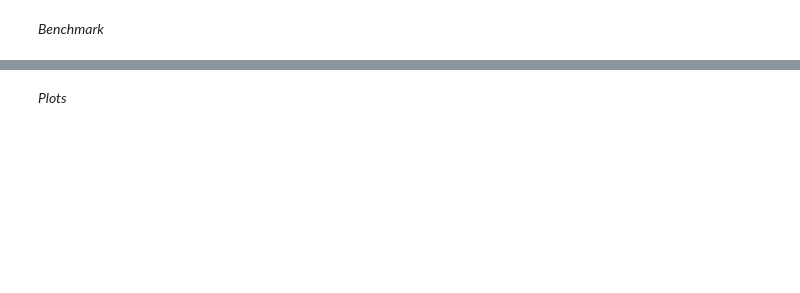
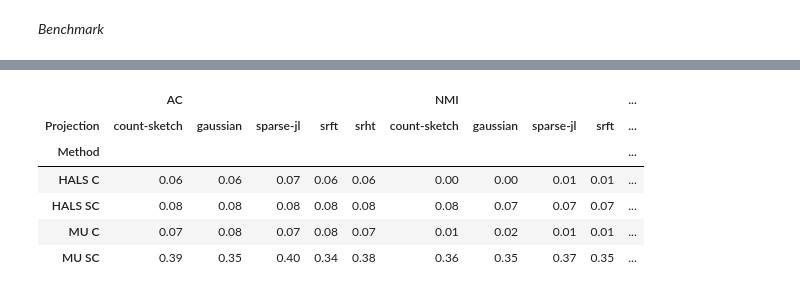
Before and after one commit to thomaswcole/stat-6104, a Jupyter notebook: section_5b.ipynb, the cells around one changed output, grey strips where cells are left out. Cells and saved outputs as stored; diff of their text form; code cells hidden in the pictures; blank space fills up the shorter version.

```diff
--- a/section_5b.ipynb
+++ b/section_5b.ipynb
@@ -58,14 +47,3 @@ epsilon = 1e-6
 D_inv_sqrt = np.diag(1 / np.sqrt(term_weights + epsilon))
 
 X_ncw = X_tfidf @ D_inv_sqrt
-# %%
-e = np.ones(X_tfidf.shape[1])  # Vector of ones (shape: n_terms,)
-term_weights = X_tfidf.T @ X_tfidf @ e  # Shape: (n_terms,)
-term_weights = np.array(term_weights).flatten()  # Ensure 1D array
-
-# 2. Avoid division by zero for unused terms
-epsilon = 1e-6
-D_inv_sqrt = np.diag(1 / np.sqrt(term_weights + epsilon))  # Sparse diagonal matrix
-
-# 3. Apply weighting: X_ncw = X_tfidf D^{-1/2}
-X_ncw = X_tfidf @ D_inv_sqrt
@@ -183,9 +176,10 @@ projection_types = [
     'count-sketch',
 ]
 
-runs = 1
-k_values = range(2, 5, 2)
+runs = 10
+k_values = range(20, 21, 2)
 
 # Run the experiment
-rows = run_experiment(X_ncw, true_labels,k_values,runs,methods,methods_baseline,projection_types)
+rows_compressed = run_experiment(X_ncw, true_labels,k_values,runs,methods,{},projection_types)
+rows_baseline = run_experiment(X_ncw, true_labels,k_values,runs,{},methods_baseline,projection_types)
 # %% [output]
@@ -209,2 +216,3 @@ Completed HALS SC, count-sketch, k=4
 # %%
-pd.DataFrame(rows)[['Method','Projection','Time','AC','NMI']]
+df_stats = pd.DataFrame(rows_compressed)[['Method','Projection','Time','AC','NMI']].pivot_table(values = ['AC','NMI'],columns = ['Projection'],index=['Method'])
+df_time = pd.DataFrame(rows_compressed)[['Method','Projection','Time','AC','NMI']].pivot_table(values = ['Time'],columns = ['Projection'],index=['Method'])
@@ -229,2 +219,10 @@ pd.DataFrame(rows)[['Method','Projection','Time','AC','NMI']]
-# %% [markdown]
-*Plots*
+# %%
+df_stats.round(2)
+# %% [output]
+|  | AC |  |  |  |  | NMI |  |  |  | ... |
+| Projection | count-sketch | gaussian | sparse-jl | srft | srht | count-sketch | gaussian | sparse-jl | srft | ... |
+| Method |  |  |  |  |  |  |  |  |  | ... |
+| HALS C | 0.06 | 0.06 | 0.07 | 0.06 | 0.06 | 0.00 | 0.00 | 0.01 | 0.01 | ... |
+| HALS SC | 0.08 | 0.08 | 0.08 | 0.08 | 0.08 | 0.08 | 0.07 | 0.07 | 0.07 | ... |
+| MU C | 0.07 | 0.08 | 0.07 | 0.08 | 0.07 | 0.01 | 0.02 | 0.01 | 0.01 | ... |
+| MU SC | 0.39 | 0.35 | 0.40 | 0.34 | 0.38 | 0.36 | 0.35 | 0.37 | 0.35 | ... |
```
Also changed, not shown: parts of 11 cells of this notebook, 4 other files.
